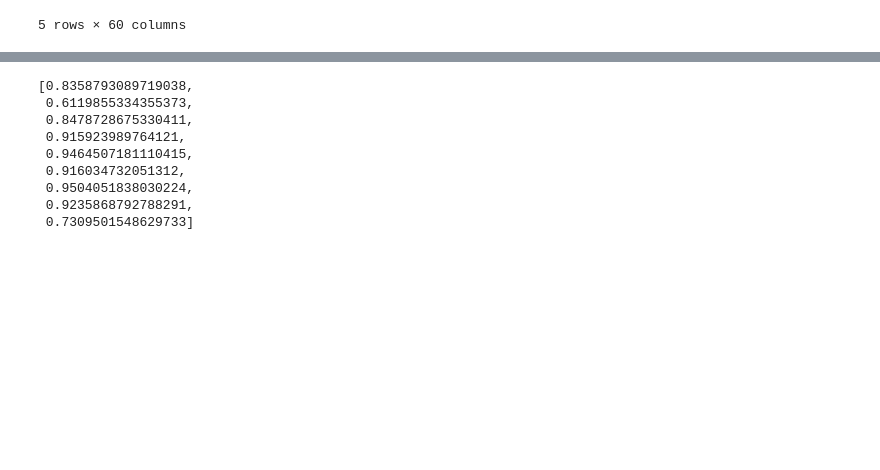
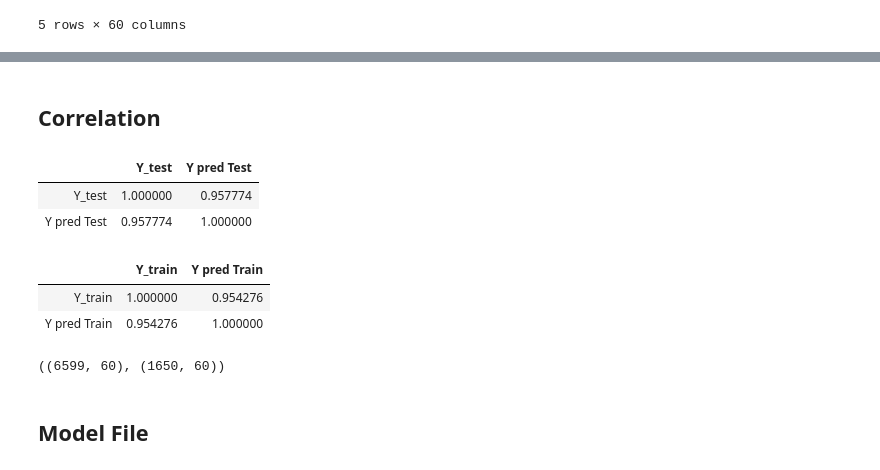
Before and after one commit to NaNdalal-dev/Turkey-food-price, a Jupyter notebook: turkey-price.ipynb, the cells around one changed output, grey strips where cells are left out. Saved outputs shown, nothing was run; the diff lists cells and outputs as text; code cells hidden in the pictures; blank space fills up the shorter version.

```diff
--- a/turkey-price.ipynb
+++ b/turkey-price.ipynb
@@ -205,3 +228,6 @@ x_train, x_test, y_train, y_test = train_test_split(x, y, test_size=0.25)
+# %%
+
+x_train, x_test, y_train, y_test = train_test_split(x, y,test_size=0.2, random_state=10)
 # %%
 x_train.shape, x_test.shape
 # %% [output]
@@ -250,18 +260,28 @@ mean_squared_error(y_train, y_pred_train)
-# %%
-[float(i) for i in cross_val_score(Ridge(), x, y, cv=9)]
-# %% [output]
-[0.8358793089719038,
- 0.6119855334355373,
- 0.8478728675330411,
- 0.915923989764121,
- 0.9464507181110415,
- 0.916034732051312,
- 0.9504051838030224,
- 0.9235868792788291,
- 0.7309501548629733]
+# %% [markdown]
+## Correlation
+# %%
+y_test_corr = pd.DataFrame({'Y_test':y_test,'Y pred Test': y_pred_test})
+y_test_corr.corr()
+# %% [output]
+|  | Y_test | Y pred Test |
+| Y_test | 1.000000 | 0.957774 |
+| Y pred Test | 0.957774 | 1.000000 |
+# %%
+y_train_corr = pd.DataFrame({'Y_train':y_train,'Y pred Train': y_pred_train})
+y_train_corr.corr()
+# %% [output]
+|  | Y_train | Y pred Train |
+| Y_train | 1.000000 | 0.954276 |
+| Y pred Train | 0.954276 | 1.000000 |
 # %%
 my_train = pd.concat([x_train, y_train], axis=1)
 my_test = pd.concat([x_test, y_test], axis=1)
 # %%
 my_train.to_csv('MyTrain.csv',index=False)
 my_test.to_csv('MyTest.csv',index=False)
+# %%
+my_train.shape, my_test.shape
+# %% [output]
+((6599, 60), (1650, 60))
+# %% [markdown]
+## Model File
```
Also changed, not shown: parts of 22 cells of this notebook, 3 other files.
